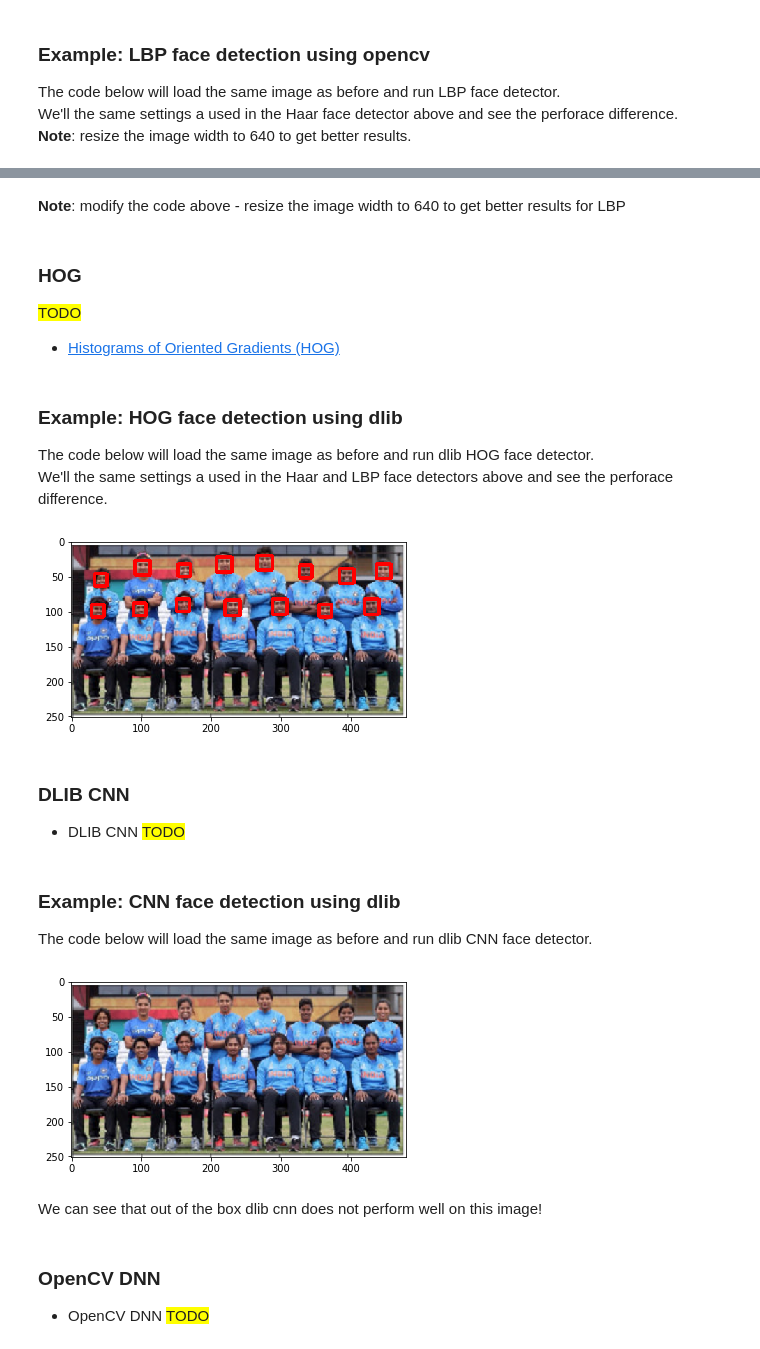
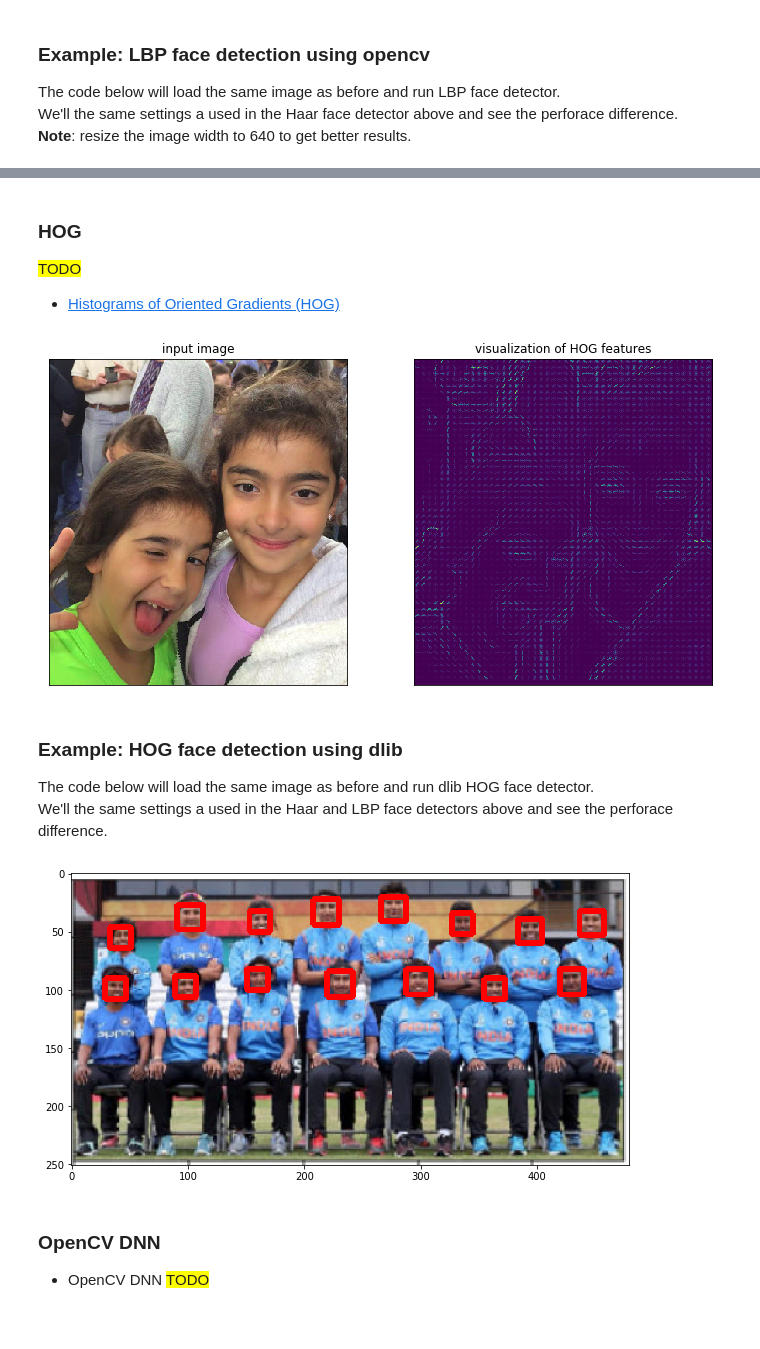
Before and after one commit to yossi-cohen/face-recognition, a Jupyter notebook: face-recognition.ipynb, the cells around one changed output, grey strips where cells are left out. Saved outputs shown, nothing was run; the diff lists cells and outputs as text; code cells hidden in the pictures.

```diff
--- a/face-recognition.ipynb
+++ b/face-recognition.ipynb
@@ -529,9 +540,28 @@ lbp_detection_image()
-# %% [markdown]
-**Note**: modify the code above - resize the image width to 640 to get better results for LBP
 # %% [markdown]
 ### HOG
 <font style='background-color: yellow'>TODO</font>
 - [Histograms of Oriented Gradients (HOG)](http://lear.inrialpes.fr/people/triggs/pubs/Dalal-cvpr05.pdf)
+# %%
+from skimage import data, color, feature
+import skimage.data
+
+#image = color.rgb2gray(data.chelsea())
+image = cv2.imread('images/Gaya_and_Shani.png')
+
+# convert image from BGR to RGB
+image = cv2.cvtColor(image, cv2.COLOR_BGR2RGB)
+
+hog_vec, hog_vis = feature.hog(image, visualise=True)
+
+fig, ax = plt.subplots(1, 2, figsize=(12, 6),
+                       subplot_kw=dict(xticks=[], yticks=[]))
+ax[0].imshow(image, cmap='gray')
+ax[0].set_title('input image')
+
+ax[1].imshow(hog_vis)
+ax[1].set_title('visualization of HOG features');
+# %% [output]
+[figure, added]
 # %% [markdown]
 ### Example: HOG face detection using dlib
 The code below will load the same image as before and run dlib HOG face detector.
@@ -540,7 +570,6 @@ We'll the same settings a used in the Haar and LBP face detectors above and see
 import cv2
 import dlib
 import imutils
-from imutils import face_utils
 import matplotlib.pyplot as plt
 
 def dlib_hog_detection_image():
@@ -566,63 +595,16 @@ def dlib_hog_detection_image():
     # draw rectangles around the faces.
     for face in faces:
         # convert dlib's rectangle to a bounding box
-        (x, y, w, h) = face_utils.rect_to_bb(face)
+        (x, y, w, h) = imutils.face_utils.rect_to_bb(face)
         cv2.rectangle(image, (x, y), (x+w, y+h), (255, 0, 0), 3)
 
     # display the image
+    plt.figure(figsize = (10, 10))
     _ = plt.imshow(image)
 
 dlib_hog_detection_image()
 # %% [output]
-[figure, old version]
+[figure, new version]
-# %% [markdown]
-### DLIB CNN
-- DLIB CNN
-<font style='background-color: yellow'>TODO</font>
-# %% [markdown]
-### Example: CNN face detection using dlib
-The code below will load the same image as before and run dlib CNN face detector.
-# %%
-import cv2
-import dlib
-import imutils
-from imutils import face_utils
-import matplotlib.pyplot as plt
-
-def dlib_cnn_detection_image():
-    # load model
-    path = 'models/detection/mmod_human_face_detector.dat'
-    detector = dlib.cnn_face_detection_model_v1(path)
-
-    # read image
-    image = cv2.imread('images/indian_faces.jpeg')
-
-    # convert image from BGR to RGB
-    image = cv2.cvtColor(image, cv2.COLOR_BGR2RGB)
-
-    # resize image to help detection
-    image = imutils.resize(image, width=480)
-
-    # no need to convert image to grayscale
-    #gray = cv2.cvtColor(image, cv2.COLOR_BGR2GRAY)
-
-    # detect faces in the frame.
-    faces = detector(image, 0)
-
-    # draw rectangles around the faces.
-    for face in faces:
-        # convert dlib's rectangle to a bounding box
-        (x, y, w, h) = face_utils.rect_to_bb(face)
-        cv2.rectangle(image, (x, y), (x+w, y+h), (255, 0, 0), 3)
-
-    # display the image
-    _ = plt.imshow(image)
-
-dlib_cnn_detection_image()
-# %% [output]
-[figure, removed]
-# %% [markdown]
-We can see that out of the box dlib cnn does not perform well on this image!
 # %% [markdown]
 ### OpenCV DNN
 - OpenCV DNN
```
Also changed, not shown: parts of 6 cells of this notebook, 12 other files.
